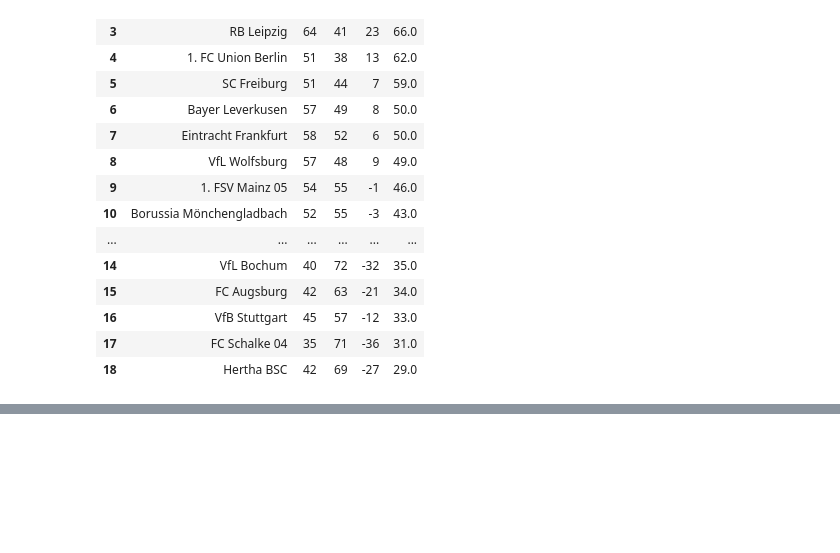
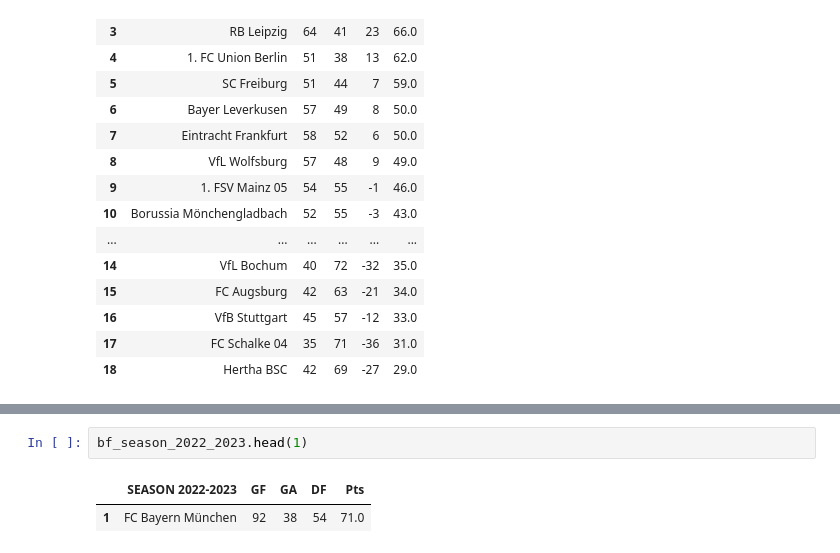
Before and after one commit to OmarFloresPTY/Pandas_Bundesliga_Analisis, a Jupyter notebook: bundesliga_2005_to_2023_season.ipynb, the cells around one changed output, grey strips where cells are left out. Saved outputs shown, nothing was run; the diff lists cells and outputs as text; blank space fills up the shorter version.

```diff
--- a/bundesliga_2005_to_2023_season.ipynb
+++ b/bundesliga_2005_to_2023_season.ipynb
@@ -473,0 +485,5 @@ bf_season_2022_2023
+# %%
+bf_season_2022_2023.head(1)
+# %% [output]
+|  | SEASON 2022-2023 | GF | GA | DF | Pts |
+| 1 | FC Bayern München | 92 | 38 | 54 | 71.0 |
```
Also changed, not shown: parts of 11 cells of this notebook.
